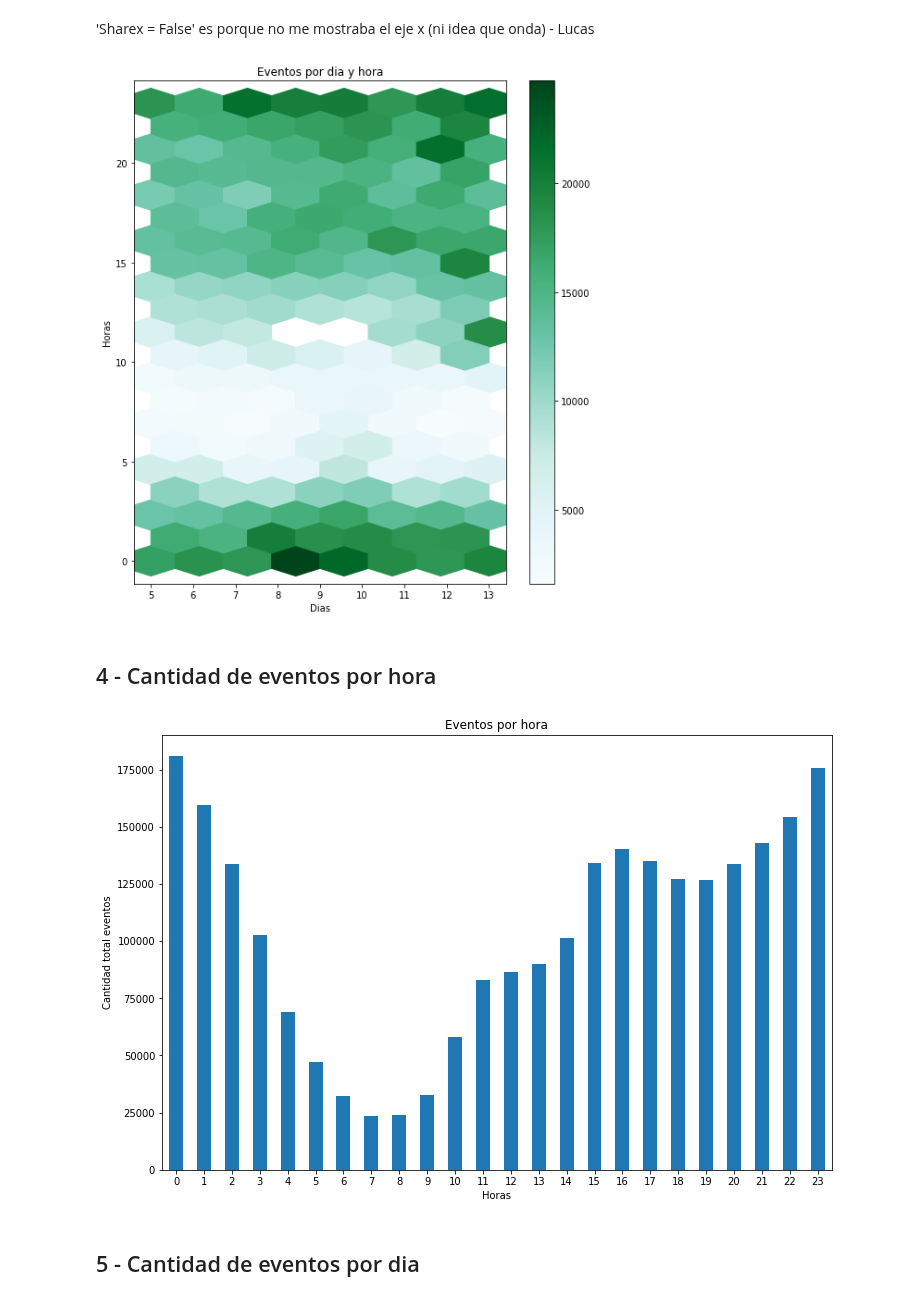
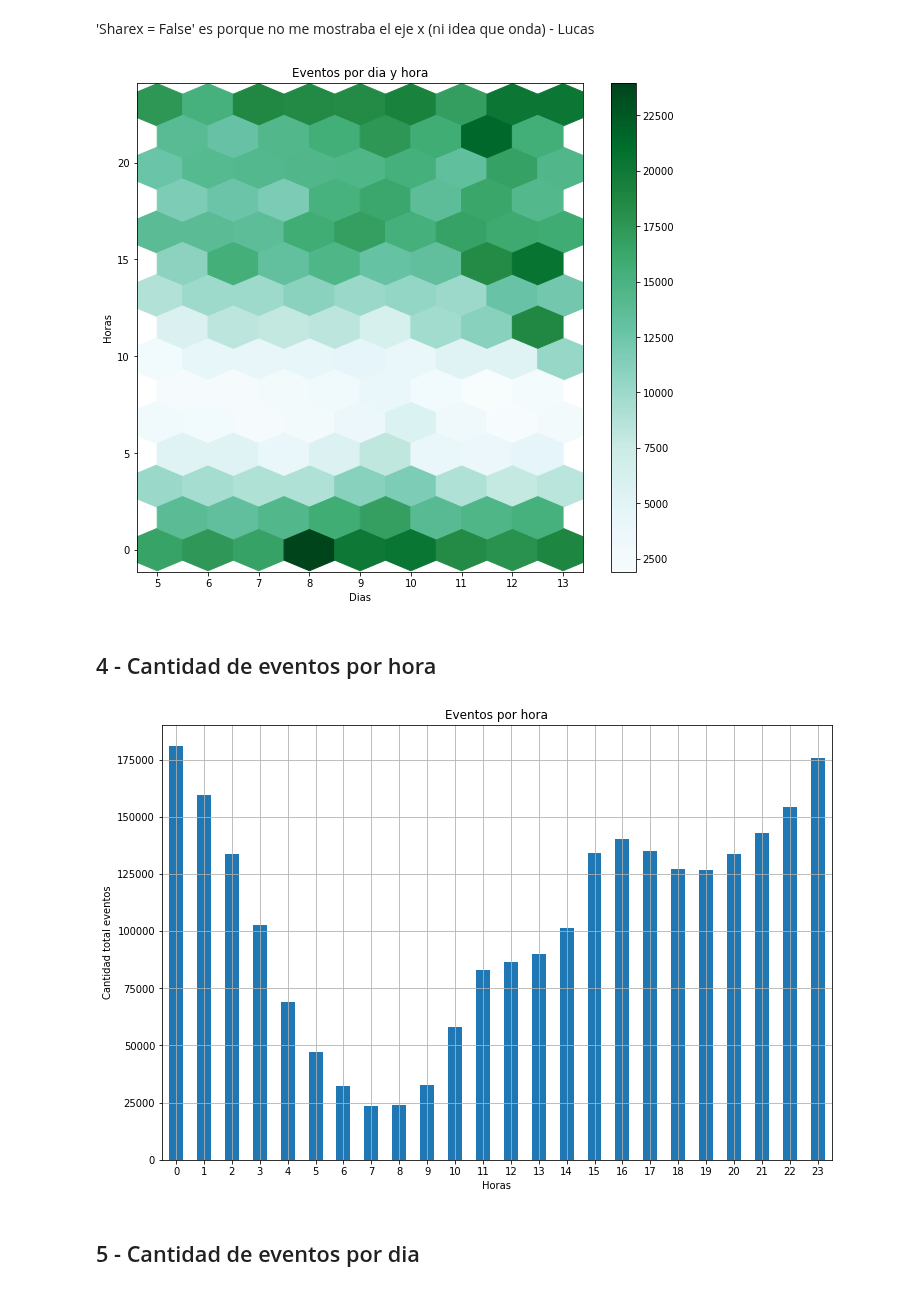
Before and after one commit to sberoch/Datos, a Jupyter notebook: events.ipynb, the cells around one changed output. Saved outputs shown, nothing was run; the diff lists cells and outputs as text; code cells hidden in the pictures.

```diff
--- a/events.ipynb
+++ b/events.ipynb
@@ -136,11 +136,11 @@ events_day_hour.head()
 # %% [markdown]
 'Sharex = False' es porque no me mostraba el eje x (ni idea que onda) - Lucas
 # %%
-grph3 = events_day_hour.plot.hexbin(x='day',y='hour', C= 'event_counts', figsize = (9,10), gridsize = (7,10),sharex=False, title = 'Eventos por dia y hora')
+grph3 = events_day_hour.plot.hexbin(x='day',y='hour', C= 'event_counts', figsize = (10,9), gridsize = (8,7),sharex=False, title = 'Eventos por dia y hora')
 grph3.set_xlabel('Dias')
 grph3.set_ylabel('Horas');
 # %% [output]
-[figure, old version]
+[figure, new version]
 # %% [markdown]
 ## 4 - Cantidad de eventos por hora
 # %%
@@ -148,11 +148,11 @@ evnt_hora = events.groupby('hour').agg({'hour':'count'})
 # %%
 evnt_hora.columns = ['count']
 # %%
-grph4 = evnt_hora.plot.bar(figsize = (12,8), legend = False, rot = 0, title = 'Eventos por hora')
+grph4 = evnt_hora.plot.bar(figsize = (12,8), legend = False, rot = 0, title = 'Eventos por hora', grid = True)
 grph4.set_ylabel('Cantidad total eventos')
 grph4.set_xlabel('Horas');
 # %% [output]
-[figure, old version]
+[figure, new version]
 # %% [markdown]
 ## 5 - Cantidad de eventos por dia
 # %%
```
Also changed, not shown: parts of 7 cells of this notebook.
